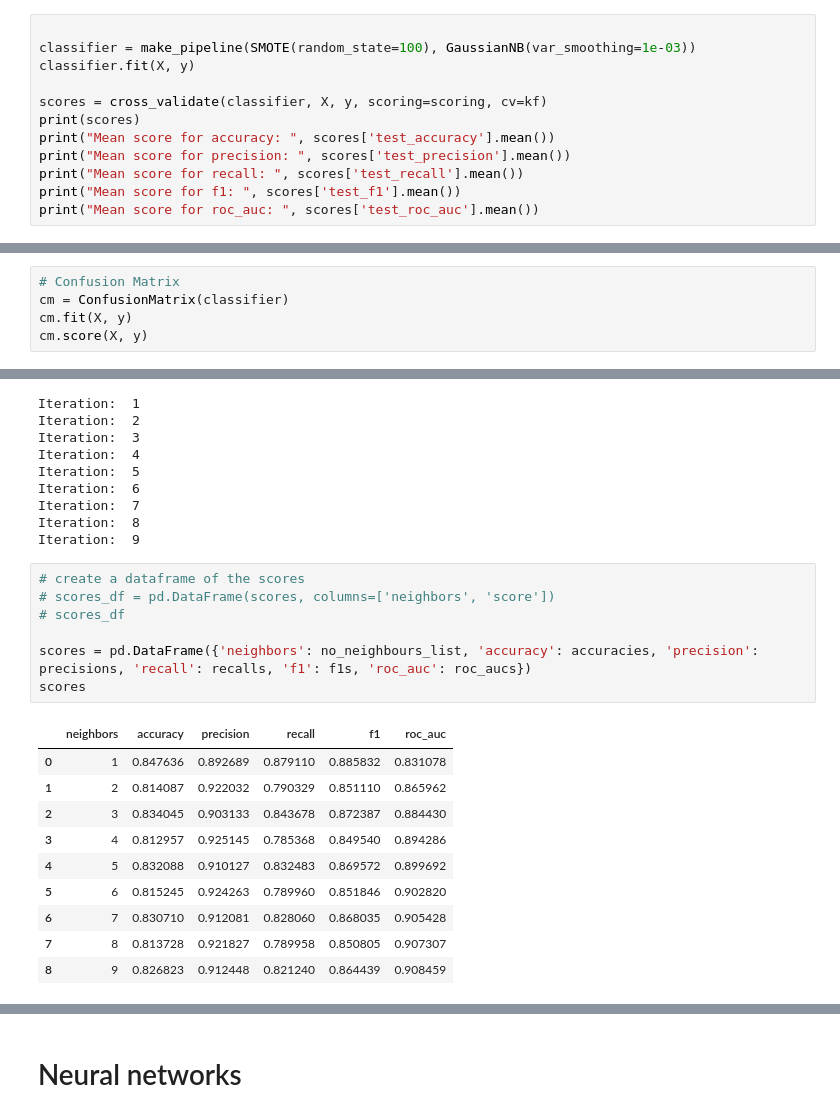
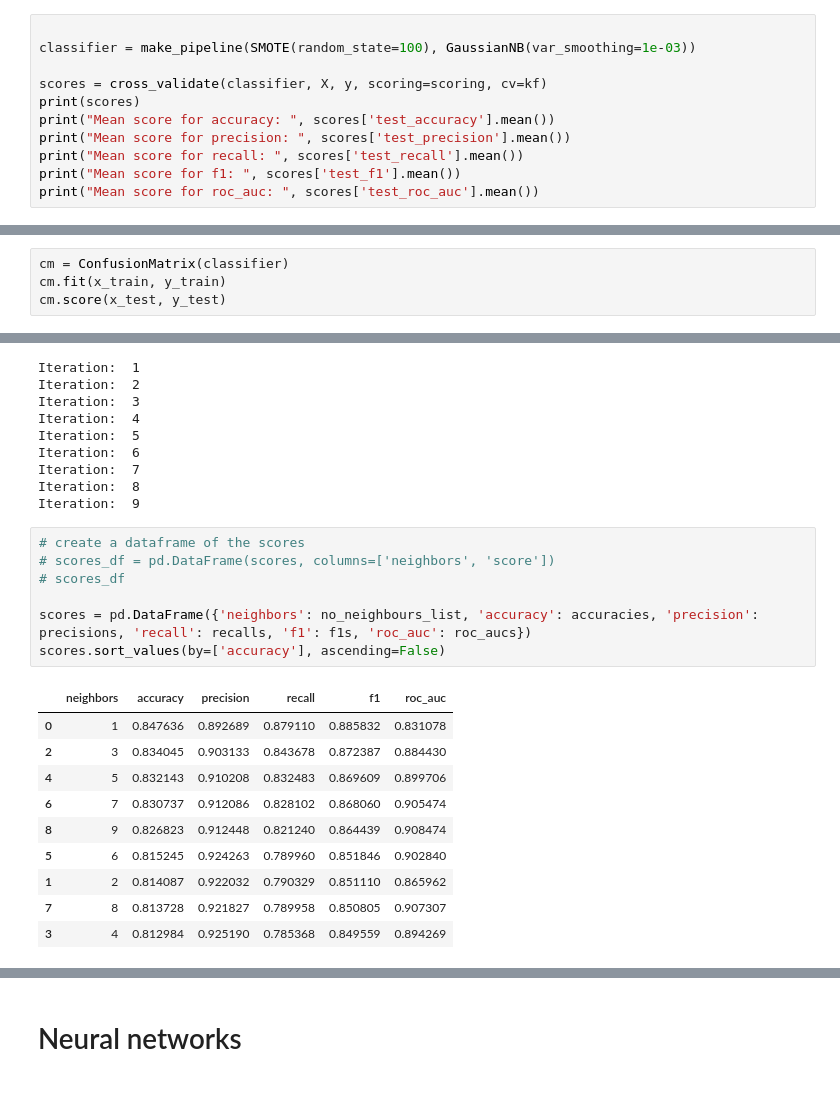
Before and after one commit to Ca3zsar/DM-Tasks, a Jupyter notebook: DM_Task3.ipynb, the cells around one changed output, grey strips where cells are left out. Cells and saved outputs as stored; diff of their text form.

```diff
--- a/DM_Task3.ipynb
+++ b/DM_Task3.ipynb
@@ -53,7 +64,6 @@ kf = KFold(n_splits=5, shuffle=True, random_state=42)
 # %%
 
 classifier = make_pipeline(SMOTE(random_state=100), GaussianNB(var_smoothing=1e-03))
-classifier.fit(X, y)
 
 scores = cross_validate(classifier, X, y, scoring=scoring, cv=kf)
 print(scores)
@@ -70,8 +80,7 @@ Mean score for recall:  0.788995256843682
 Mean score for f1:  0.797339448606072
 Mean score for roc_auc:  0.7771160301919415
 # %%
-# Confusion Matrix
 cm = ConfusionMatrix(classifier)
-cm.fit(X, y)
-cm.score(X, y)
+cm.fit(x_train, y_train)
+cm.score(x_test, y_test)
 # %% [output]
@@ -145,20 +147,20 @@ Iteration:  9
 # %%
 # create a dataframe of the scores
 # scores_df = pd.DataFrame(scores, columns=['neighbors', 'score'])
 # scores_df
 
 scores = pd.DataFrame({'neighbors': no_neighbours_list, 'accuracy': accuracies, 'precision': precisions, 'recall': recalls, 'f1': f1s, 'roc_auc': roc_aucs})
-scores
+scores.sort_values(by=['accuracy'], ascending=False)
 # %% [output]
 |  | neighbors | accuracy | precision | recall | f1 | roc_auc |
 | 0 | 1 | 0.847636 | 0.892689 | 0.879110 | 0.885832 | 0.831078 |
+| 2 | 3 | 0.834045 | 0.903133 | 0.843678 | 0.872387 | 0.884430 |
+| 4 | 5 | 0.832143 | 0.910208 | 0.832483 | 0.869609 | 0.899706 |
+| 6 | 7 | 0.830737 | 0.912086 | 0.828102 | 0.868060 | 0.905474 |
+| 8 | 9 | 0.826823 | 0.912448 | 0.821240 | 0.864439 | 0.908474 |
+| 5 | 6 | 0.815245 | 0.924263 | 0.789960 | 0.851846 | 0.902840 |
 | 1 | 2 | 0.814087 | 0.922032 | 0.790329 | 0.851110 | 0.865962 |
-| 2 | 3 | 0.834045 | 0.903133 | 0.843678 | 0.872387 | 0.884430 |
-| 3 | 4 | 0.812957 | 0.925145 | 0.785368 | 0.849540 | 0.894286 |
-| 4 | 5 | 0.832088 | 0.910127 | 0.832483 | 0.869572 | 0.899692 |
-| 5 | 6 | 0.815245 | 0.924263 | 0.789960 | 0.851846 | 0.902820 |
-| 6 | 7 | 0.830710 | 0.912081 | 0.828060 | 0.868035 | 0.905428 |
 | 7 | 8 | 0.813728 | 0.921827 | 0.789958 | 0.850805 | 0.907307 |
-| 8 | 9 | 0.826823 | 0.912448 | 0.821240 | 0.864439 | 0.908459 |
+| 3 | 4 | 0.812984 | 0.925190 | 0.785368 | 0.849559 | 0.894269 |
 # %%
 knn_classifier = KNeighborsClassifier(n_neighbors=1)
```
Also changed, not shown: parts of 36 cells of this notebook, 1 other file.
